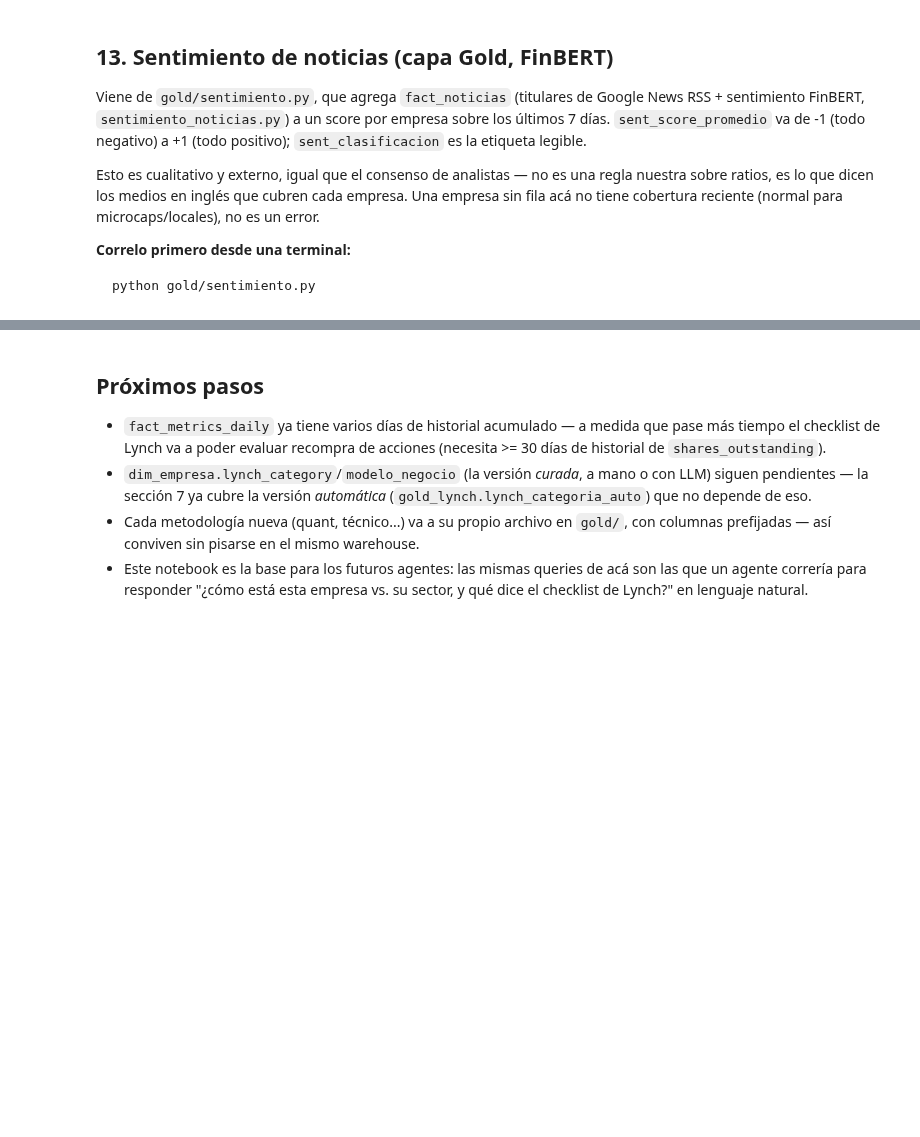
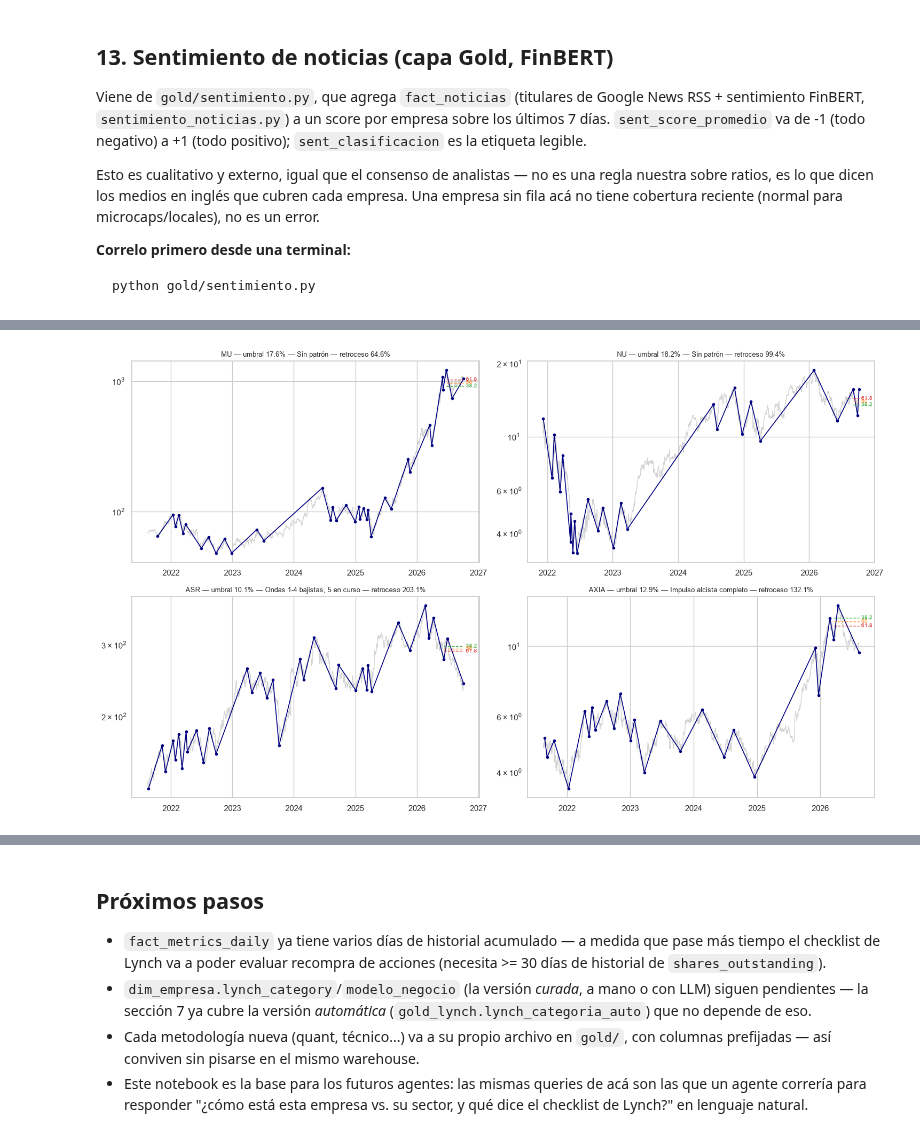
Before and after one commit to esfer98/cedears-data-pipeline, a Jupyter notebook: notebooks/eda_cedears.ipynb, the cells around one changed output, grey strips where cells are left out. Cells and saved outputs as stored; diff of their text form; code cells hidden in the pictures; blank space fills up the shorter version.

```diff
--- a/notebooks/eda_cedears.ipynb
+++ b/notebooks/eda_cedears.ipynb
@@ -1023,0 +1106,17 @@ Top 15 cobertura más NEGATIVA:
+# %%
+ondas = con.execute("""
+    SELECT o.*, d.nombre_empresa, d.sector
+    FROM gold_ondas o
+    JOIN dim_empresa d USING (ticker_usd)
+""").fetchdf()
+
+print("Conteo candidato de Elliott hoy:")
+display(ondas["onda_elliott_candidato"].value_counts().to_frame("empresas"))
+
+cols = ["ticker_usd", "nombre_empresa", "sector", "onda_elliott_candidato", "onda_umbral_pct",
+        "onda_pierna_actual", "onda_pierna_actual_pct", "onda_fib_retroceso_pct", "onda_fib_nivel_cercano"]
+display(ondas[ondas["onda_elliott_candidato"] != "Sin patrón"].sort_values(["onda_elliott_candidato", "ticker_usd"])[cols])
+
+print("Corrigiendo una suba y apoyadas en un nivel de Fibonacci (38.2 / 50 / 61.8):")
+display(ondas[(ondas["onda_pierna_actual"] == "Baja") & ondas["onda_fib_nivel_cercano"].isin([38.2, 50.0, 61.8])]
+        .sort_values("onda_fib_nivel_cercano")[cols + ["onda_fib_382", "onda_fib_500", "onda_fib_618"]])
@@ -1023,0 +1167,31 @@ Top 15 cobertura más NEGATIVA:
+# %%
+def grafico_ondas(ticker: str, ax):
+    px = con.execute(
+        "SELECT fecha, adj_close FROM fact_precios_daily WHERE ticker_usd = ? AND adj_close IS NOT NULL ORDER BY fecha",
+        [ticker],
+    ).fetchdf()
+    piv = con.execute("SELECT * FROM gold_pivots WHERE ticker_usd = ? ORDER BY nro_pivot", [ticker]).fetchdf()
+    o = ondas[ondas["ticker_usd"] == ticker].iloc[0]
+
+    ax.plot(px["fecha"], px["adj_close"], color="lightgrey", linewidth=1)
+    ax.plot(list(piv["fecha"]) + [px["fecha"].iloc[-1]], list(piv["precio"]) + [px["adj_close"].iloc[-1]],
+            color="navy", linewidth=1.2, marker="o", markersize=3)
+    desde = piv["fecha"].iloc[-2]
+    for nivel, etiqueta, col in [("onda_fib_382", "38.2", "tab:green"), ("onda_fib_500", "50", "tab:orange"), ("onda_fib_618", "61.8", "tab:red")]:
+        ax.hlines(o[nivel], desde, px["fecha"].iloc[-1], color=col, linestyle="--", linewidth=1)
+        ax.annotate(etiqueta, (px["fecha"].iloc[-1], o[nivel]), fontsize=7, color=col,
+                    xytext=(3, 0), textcoords="offset points", va="center")
+    ax.set_yscale("log")
+    ax.set_title(f"{ticker} — umbral {o['onda_umbral_pct']}% — {o['onda_elliott_candidato']} — retroceso {o['onda_fib_retroceso_pct']}%", fontsize=9)
+
+
+con_patron = ondas[ondas["onda_elliott_candidato"] != "Sin patrón"]["ticker_usd"].head(2).tolist()
+tickers_ondas = ["MU", "NU"] + [t for t in con_patron if t not in ("MU", "NU")]
+
+fig, axes = plt.subplots(2, 2, figsize=(15, 9))
+for ticker, ax in zip(tickers_ondas, axes.flat):
+    grafico_ondas(ticker, ax)
+plt.tight_layout()
+plt.show()
+# %% [output]
+[figure, added]
```
Also changed, not shown: parts of 12 cells of this notebook, 4 other files.
